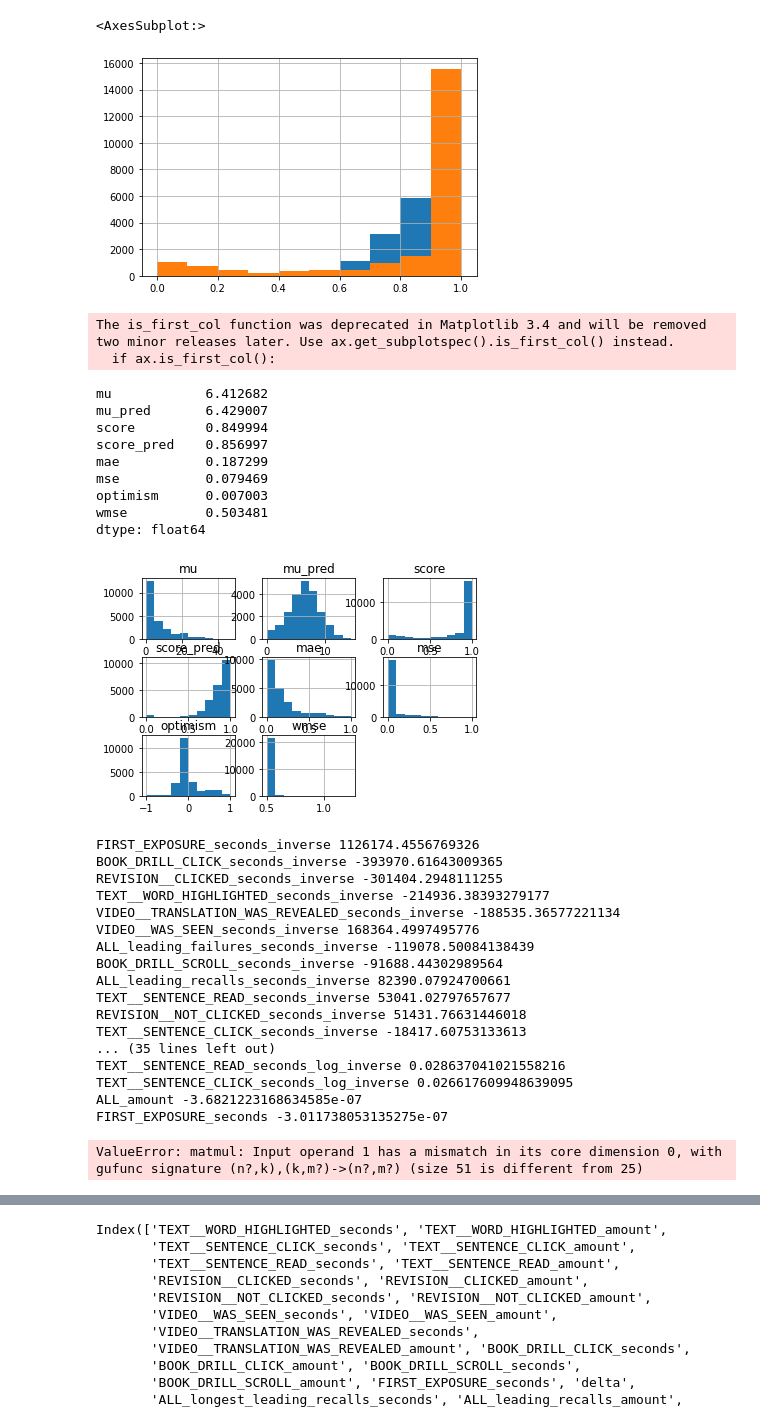
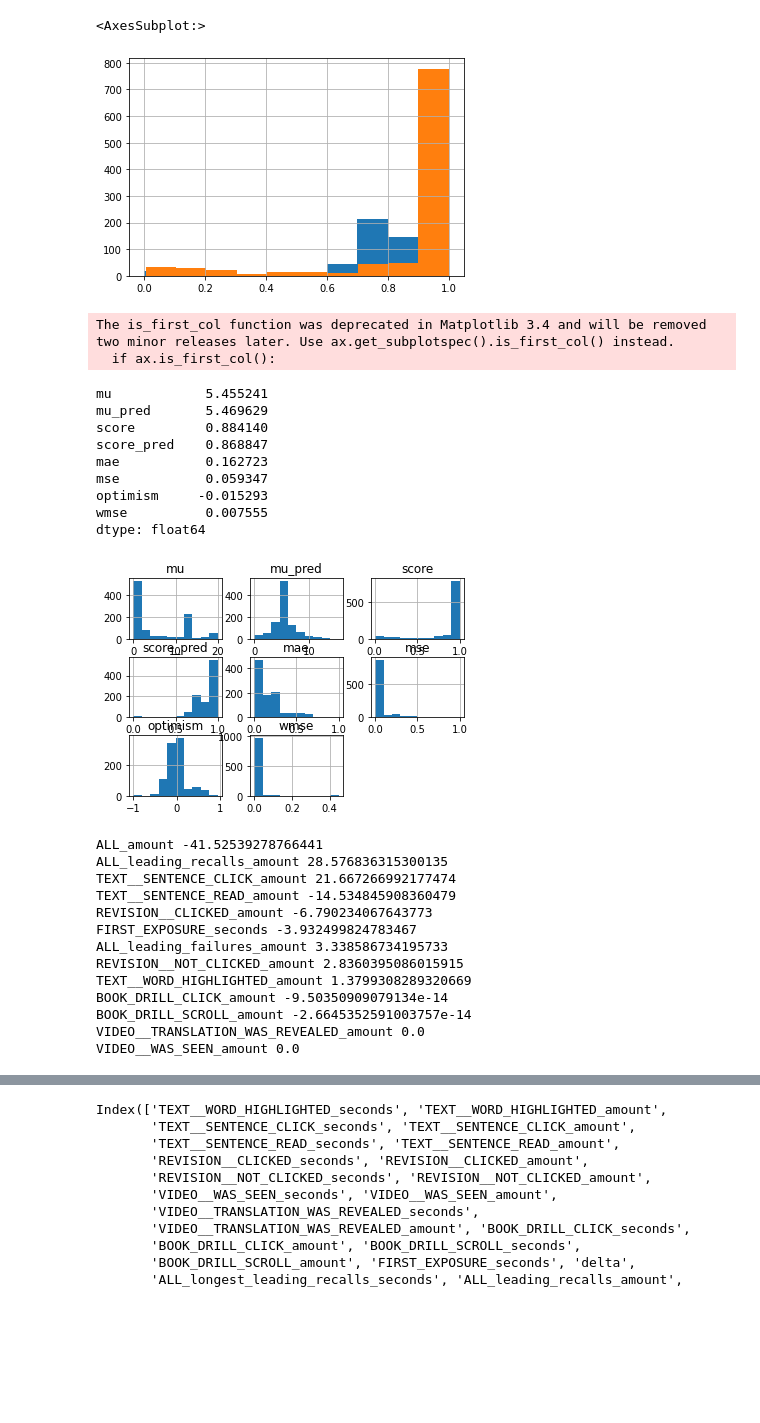
Before and after one commit to csalg/lomb, a Jupyter notebook: backend/src/slices/probabilities/model fit.ipynb, the cells around one changed output, grey strips where cells are left out. Drawn from its saved outputs; the diff is of its cells as text; code cells hidden in the pictures; blank space fills up the shorter version.

```diff
--- a/backend/src/slices/probabilities/model fit.ipynb
+++ b/backend/src/slices/probabilities/model fit.ipynb
@@ -7,7 +7,7 @@ import pickle
 # %%
 # Put csv into df
 # df = pd.read_csv('data_from_same_step.csv')
-df = pd.read_csv('data.csv')
+df = pd.read_csv('data.csv')[0:1000]
 # %%
 MU_MAX = 10e10
 MU_MIN = 10e-10
@@ -55,16 +55,16 @@ NEVER = 62208000
 def engineer_features(X):
     for feature_name in X.columns:
         if 'seconds' in feature_name:
-            mask = X[feature_name].where(X[feature_name]<NEVER)
-            inverse = np.clip(np.divide(1.0, mask), 10e-10, 10e-6)
-            log_inverse = np.log(inverse)
-            X[feature_name+"_inverse"] = np.nan_to_num(inverse)
-            X[feature_name+"_log_inverse"] = np.nan_to_num(log_inverse)
+#             mask = X[feature_name].where(X[feature_name]<NEVER)
+#             inverse = np.clip(np.divide(1.0, mask), 10e-10, 10e-6)
+#             log_inverse = np.log(inverse)
+#             X[feature_name+"_inverse"] = np.nan_to_num(inverse)
+#             X[feature_name+"_log_inverse"] = np.nan_to_num(log_inverse)
             if 'FIRST_EXPOSURE' in feature_name:
                 continue
             X.drop(feature_name, axis=1, inplace=True)
-        if 'amount' in feature_name:
-            X[feature_name+"_sqrt"] = np.sqrt(X[feature_name])
+#         if 'amount' in feature_name:
+#             X[feature_name+"_sqrt"] = np.sqrt(X[feature_name])
     return X
 # %%
 # Separate features and label
@@ -74,7 +74,7 @@ X = df.drop(['score', 'delta', 'score_prev'], axis=1)
 X.sort_index(axis=1, inplace=True)
 columns = X.columns
 X = engineer_features(X)
-# X[X.columns] = MinMaxScaler().fit_transform(X)
+X[X.columns] = MinMaxScaler().fit_transform(X)
 
 score = df['score']
 score_prev = df['score_prev']
@@ -83,7 +83,7 @@ df_scaled = df.copy()
 df_scaled['delta_log'] = np.sqrt(delta)
 df_scaled[df_scaled.columns] = MinMaxScaler().fit_transform(df_scaled)
 weights = 0.5 + np.power((score_prev- score)*df_scaled['delta_log'],2)
-# # weights = None
+weights = None
 # Calculate mu
 mu = SimplifiedWickelgren.calculate_mu(score, delta)
 
@@ -98,56 +98,52 @@ score_pred.hist()
 score.hist()
 # %% [output]
 <AxesSubplot:>
-[figure, old version]
+[figure, new version]
 # %%
 pd.set_option('max_rows', 200)
-wmse = np.power(np.multiply(score_prev- score,delta), 2)
+wmse = np.power(np.multiply(score_prev- score,df_scaled['delta']), 2)
 summary = pd.DataFrame({
     'mu': mu,
     'mu_pred': mu_pred,
     'score': score,
     'score_pred': score_pred,
     'mae': np.abs(score-score_pred),
     'mse': np.multiply((score-score_pred), (score-score_pred)),
     'optimism': score_pred-score,
-    'wmse': weights
+    'wmse': wmse
 })
 summary.hist()
 summary.mean()
 # %% [output]
 The is_first_col function was deprecated in Matplotlib 3.4 and will be removed two minor releases later. Use ax.get_subplotspec().is_first_col() instead.
   if ax.is_first_col():
-mu            6.412682
-mu_pred       6.429007
-score         0.849994
-score_pred    0.856997
-mae           0.187299
-mse           0.079469
-optimism      0.007003
-wmse          0.503481
+mu            5.455241
+mu_pred       5.469629
+score         0.884140
+score_pred    0.868847
+mae           0.162723
+mse           0.059347
+optimism     -0.015293
+wmse          0.007555
 dtype: float64
-[figure, old version]
+[figure, new version]
 # %%
 for name, coef in sorted(zip(X.columns, model.coef_), key=lambda x: abs(x[1]), reverse=True):
     print(name, coef)
 # %% [output]
-FIRST_EXPOSURE_seconds_inverse 1126174.4556769326
-BOOK_DRILL_CLICK_seconds_inverse -393970.61643009365
-REVISION__CLICKED_seconds_inverse -301404.2948111255
-TEXT__WORD_HIGHLIGHTED_seconds_inverse -214936.38393279177
-VIDEO__TRANSLATION_WAS_REVEALED_seconds_inverse -188535.36577221134
-VIDEO__WAS_SEEN_seconds_inverse 168364.4997495776
-ALL_leading_failures_seconds_inverse -119078.50084138439
-BOOK_DRILL_SCROLL_seconds_inverse -91688.44302989564
-ALL_leading_recalls_seconds_inverse 82390.07924700661
-TEXT__SENTENCE_READ_seconds_inverse 53041.02797657677
-REVISION__NOT_CLICKED_seconds_inverse 51431.76631446018
-TEXT__SENTENCE_CLICK_seconds_inverse -18417.60753133613
-... (35 lines left out)
-TEXT__SENTENCE_READ_seconds_log_inverse 0.028637041021558216
-TEXT__SENTENCE_CLICK_seconds_log_inverse 0.026617609948639095
-ALL_amount -3.6821223168634585e-07
-FIRST_EXPOSURE_seconds -3.011738053135275e-07
+ALL_amount -41.52539278766441
+ALL_leading_recalls_amount 28.576836315300135
+TEXT__SENTENCE_CLICK_amount 21.667266992177474
+TEXT__SENTENCE_READ_amount -14.534845908360479
+REVISION__CLICKED_amount -6.790234067643773
+FIRST_EXPOSURE_seconds -3.932499824783467
+ALL_leading_failures_amount 3.338586734195733
+REVISION__NOT_CLICKED_amount 2.8360395086015915
+TEXT__WORD_HIGHLIGHTED_amount 1.3799308289320669
+BOOK_DRILL_CLICK_amount -9.50350909079134e-14
+BOOK_DRILL_SCROLL_amount -2.6645352591003757e-14
+VIDEO__TRANSLATION_WAS_REVEALED_amount 0.0
+VIDEO__WAS_SEEN_amount 0.0
 # %%
 # Save columns
 with open('column_names.pkl', 'wb') as file:
@@ -156,9 +152,3 @@ with open('column_names.pkl', 'wb') as file:
 # Save model
 with open('model.pkl', 'wb') as file:
     pickle.dump(model, file)
-# %%
-mtr = MTR()
-mtr.load()
-mtr.predict_to_df(df)['score_pred'].hist()
-# %% [output]
-ValueError: matmul: Input operand 1 has a mismatch in its core dimension 0, with gufunc signature (n?,k),(k,m?)->(n?,m?) (size 51 is different from 25)
```
Also changed, not shown: parts of 1 cell of this notebook, 1 other file.
